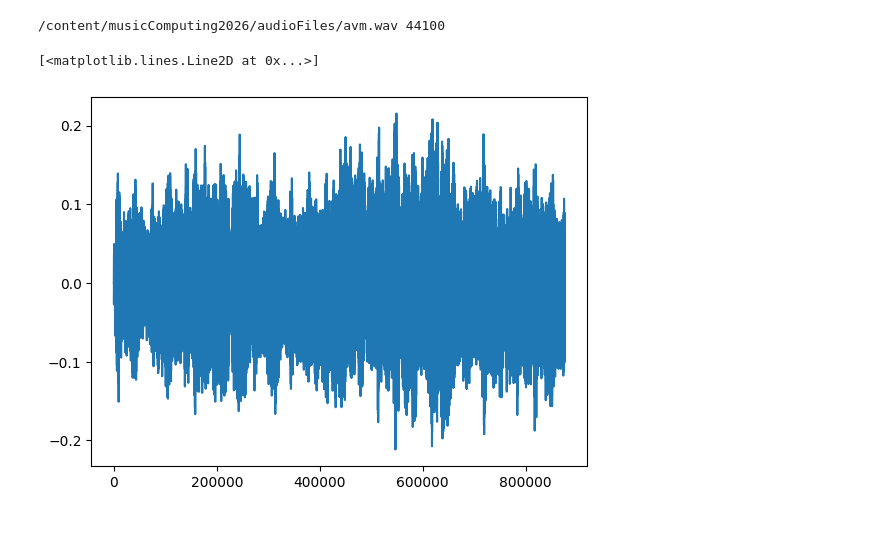
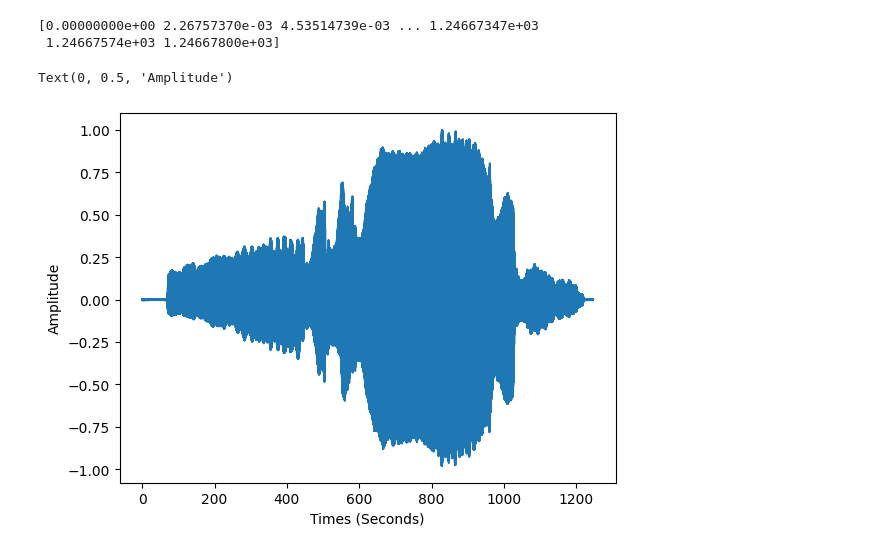
Before and after one commit to charlielain/MusicComputing, a Jupyter notebook: assignments/labAssignment1.ipynb, the cells around one changed output. Drawn from its saved outputs; the diff is of its cells as text; code cells hidden in the pictures.

```diff
--- a/assignments/labAssignment1.ipynb
+++ b/assignments/labAssignment1.ipynb
@@ -40,0 +47,13 @@ plt.plot(sig)
+# %%
+# 3) Run the function twice (in different cells)
+# First use ‘avm.wav’ as the filename with a sampling rate of 44100
+
+time=np.arange(0,sig.shape[0])/sr
+xlabel = 'Times (Seconds)'
+print(time)
+excursion=max(abs(sig))
+print(excursion)
+sigNew = sig / excursion
+plt.plot(time,sigNew)
+plt.xlabel(xlabel)
+plt.ylabel(ylabel)
@@ -41,12 +66,16 @@ plt.plot(sig)
 # %%
-# 3) Run the function twice (in different cells)
-# First use ‘avm.wav’ as the filename with a sampling rate of 44100
+# Second use ‘avm.wav’ as the filename with a sampling rate of 441
 
 file = '/content/musicComputing2026/audioFiles/avm.wav'
-samplingRate=44100
-plotAudio(file,samplingRate)
-plt.plot(sig)
+samplingRate=441
+time=np.arange(0,sig.shape[0])/samplingRate
+xlabel = 'Times (Seconds)'
+print(time)
+plt.plot(time,sigNew)
+plt.xlabel(xlabel)
+plt.ylabel(ylabel)
 # %% [output]
-/content/musicComputing2026/audioFiles/avm.wav 44100
+[0.00000000e+00 2.26757370e-03 4.53514739e-03 ... 1.24667347e+03
+ 1.24667574e+03 1.24667800e+03]
-[<matplotlib.lines.Line2D at 0x...>]
+Text(0, 0.5, 'Amplitude')
-[figure, old version]
+[figure, new version]
```
Also changed, not shown: parts of 4 cells of this notebook.
